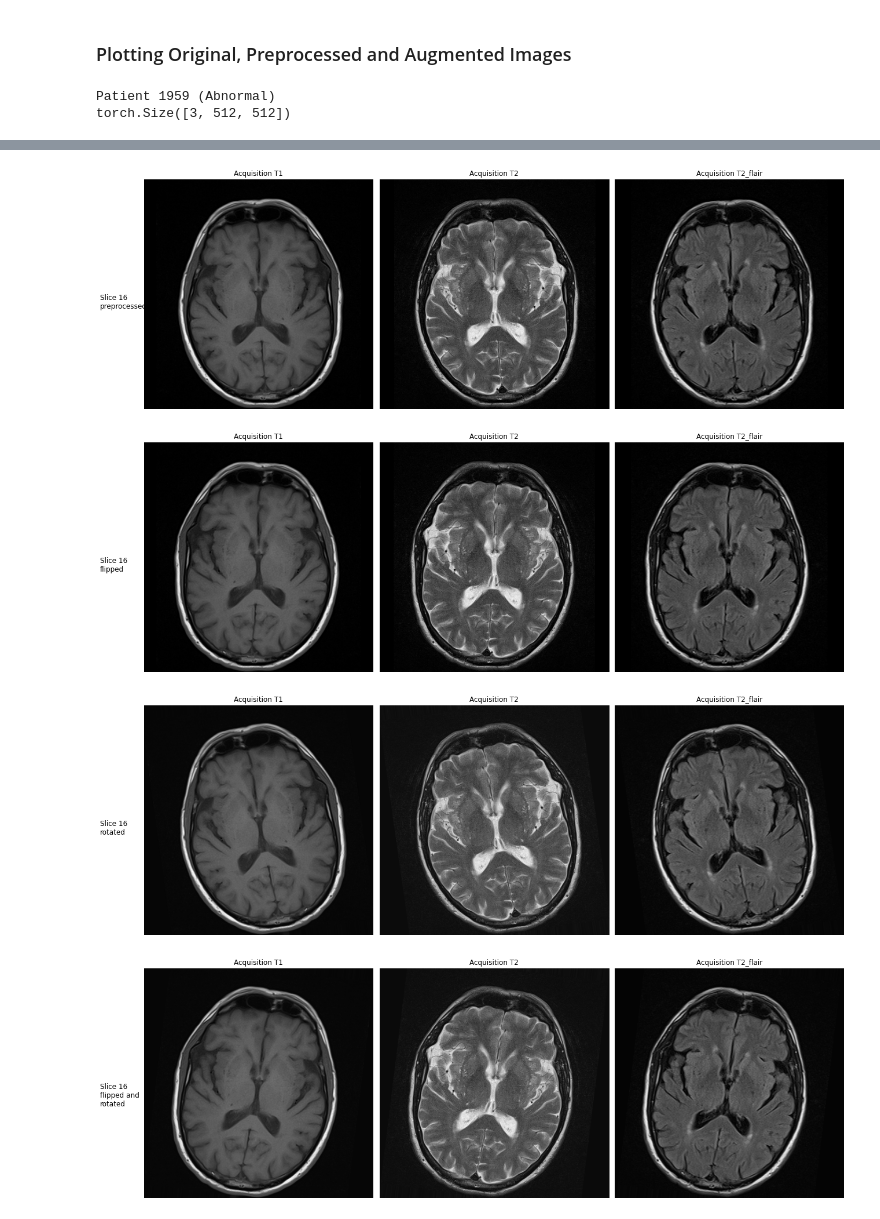
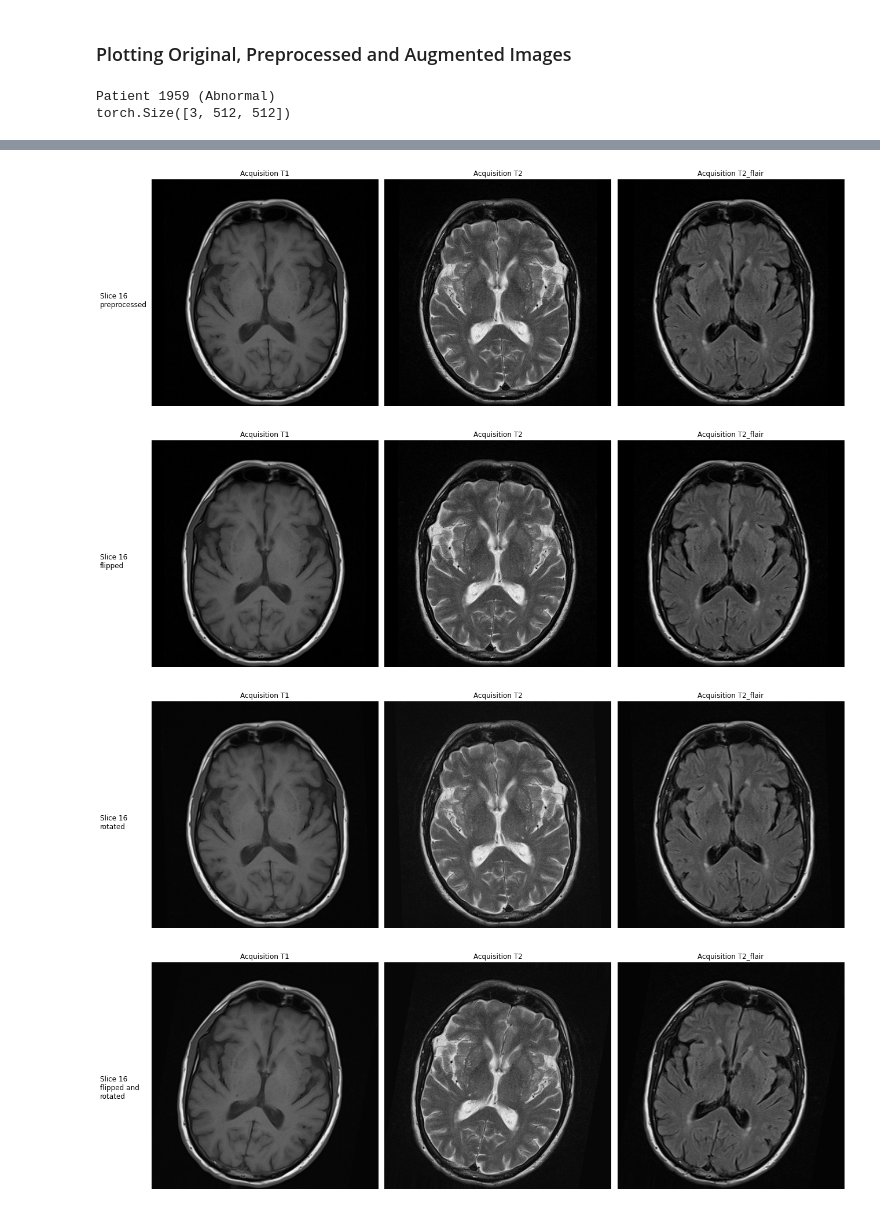
Before and after one commit to Avuerro/ISMI-braintriage, a Jupyter notebook: code/analysis/Preproc_Augment_Visualisation.ipynb, the cells around one changed output, grey strips where cells are left out. Saved outputs shown, nothing was run; the diff lists cells and outputs as text; code cells hidden in the pictures.

```diff
--- a/code/analysis/Preproc_Augment_Visualisation.ipynb
+++ b/code/analysis/Preproc_Augment_Visualisation.ipynb
@@ -53,15 +53,15 @@ X_rotate = augment(X_preproc, 0, 1)
 X_flip_rotate = augment(X_flip, 0, 1)
 
 plot_slice_by_acquisition(X, f"{slice_nr}\noriginal", False)
-plt.gcf().tight_layout(rect=[0.05,0,1,1])
+plt.gcf().tight_layout(rect=[0.06,0,1,1])
 plot_slice_by_acquisition(X_preproc, f"{slice_nr}\npreprocessed", False)
-plt.gcf().tight_layout(rect=[0.05,0,1,1])
+plt.gcf().tight_layout(rect=[0.06,0,1,1])
 plot_slice_by_acquisition(X_flip, f"{slice_nr}\nflipped", False)
-plt.gcf().tight_layout(rect=[0.05,0,1,1])
+plt.gcf().tight_layout(rect=[0.06,0,1,1])
 plot_slice_by_acquisition(X_rotate, f"{slice_nr}\nrotated", False)
-plt.gcf().tight_layout(rect=[0.05,0,1,1])
+plt.gcf().tight_layout(rect=[0.06,0,1,1])
 plot_slice_by_acquisition(X_flip_rotate, f"{slice_nr}\nflipped and\nrotated", False)
-plt.gcf().tight_layout(rect=[0.05,0,1,1])
+plt.gcf().tight_layout(rect=[0.06,0,1,1])
 # %% [output]
 Patient 1959 (Abnormal)
 torch.Size([3, 512, 512])
@@ -69,4 +69,4 @@ torch.Size([3, 512, 512])
-[figure, old version]
+[figure, new version]
-[figure, old version]
+[figure, new version]
-[figure, old version]
+[figure, new version]
-[figure, old version]
+[figure, new version]
```
Also changed, not shown: parts of 1 cell of this notebook.
